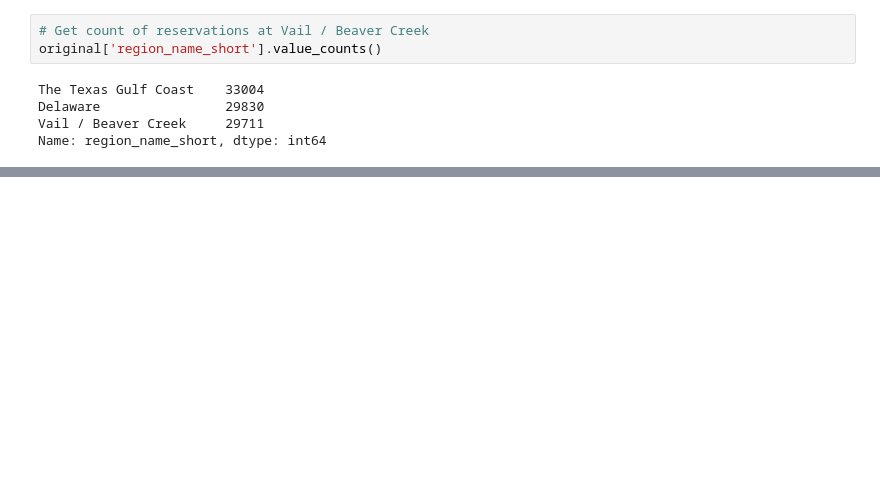
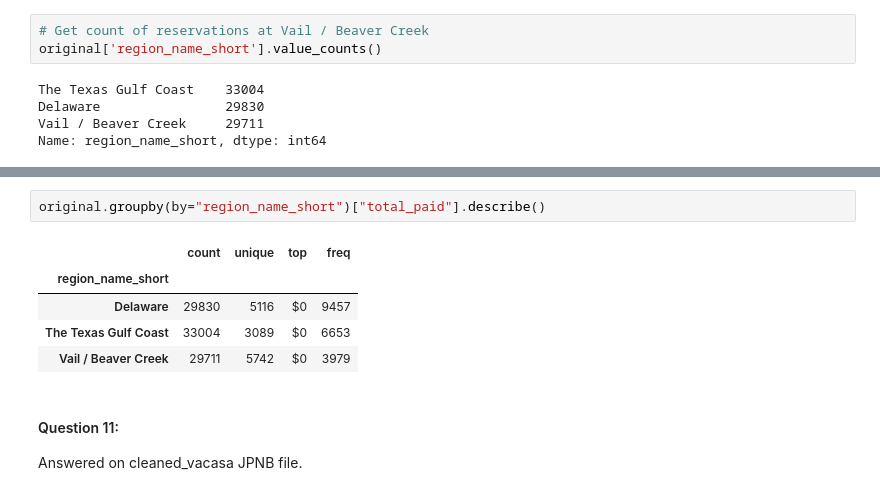
Before and after one commit to fhelms8/vacasa, a Jupyter notebook: uncleaned_vacasa.ipynb, the cells around one changed output, grey strips where cells are left out. Drawn from its saved outputs; the diff is of its cells as text; blank space fills up the shorter version.

```diff
--- a/uncleaned_vacasa.ipynb
+++ b/uncleaned_vacasa.ipynb
@@ -219,0 +306,12 @@ Name: unit_id, dtype: int64
+# %%
+original.groupby(by="region_name_short")["total_paid"].describe()
+# %% [output]
+|  | count | unique | top | freq |
+| region_name_short |  |  |  |  |
+| Delaware | 29830 | 5116 | $0 | 9457 |
+| The Texas Gulf Coast | 33004 | 3089 | $0 | 6653 |
+| Vail / Beaver Creek | 29711 | 5742 | $0 | 3979 |
+# %% [markdown]
+#### Question 11:
+
+Answered on cleaned_vacasa JPNB file.
```
Also changed, not shown: parts of 39 cells of this notebook, 2 other files.
